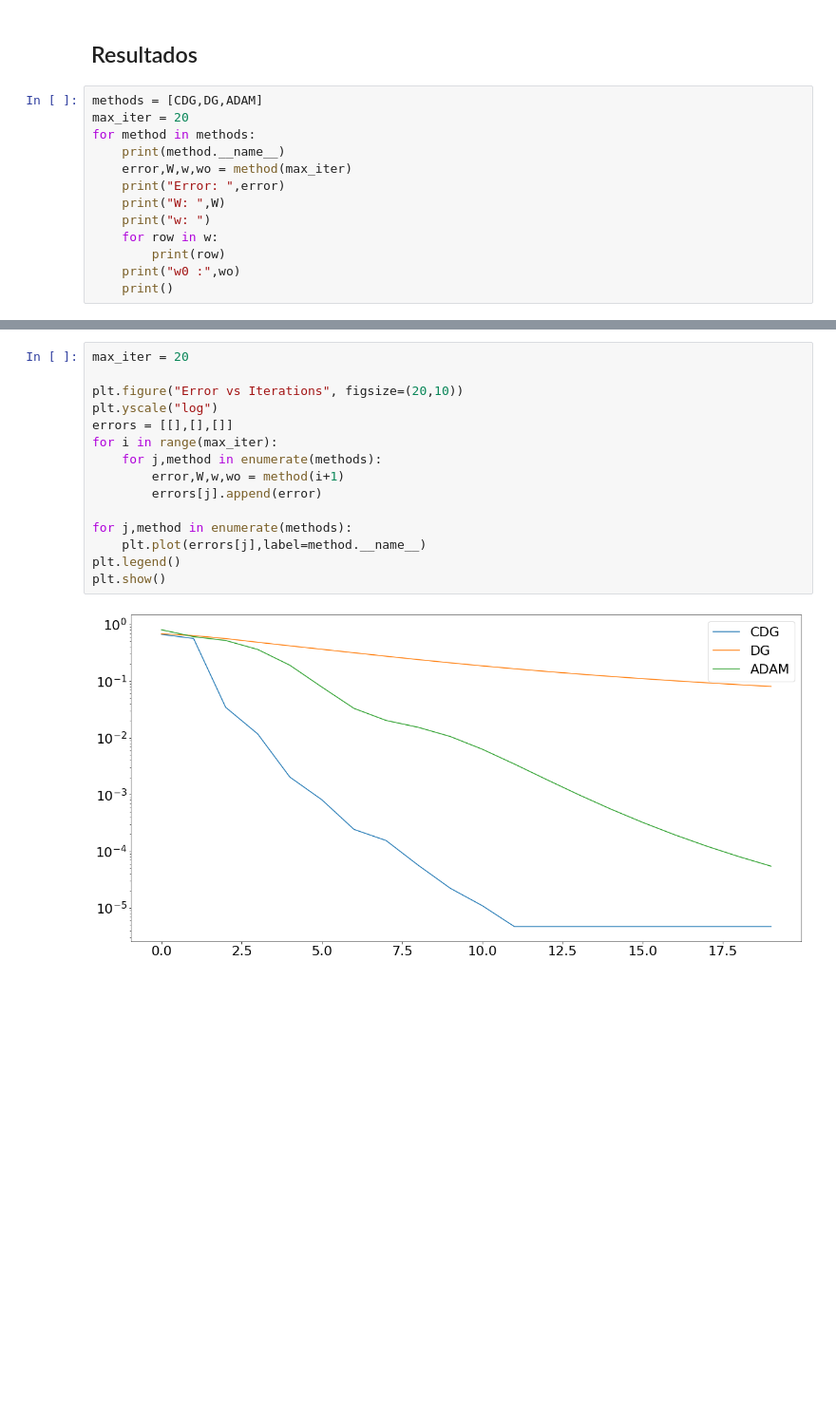
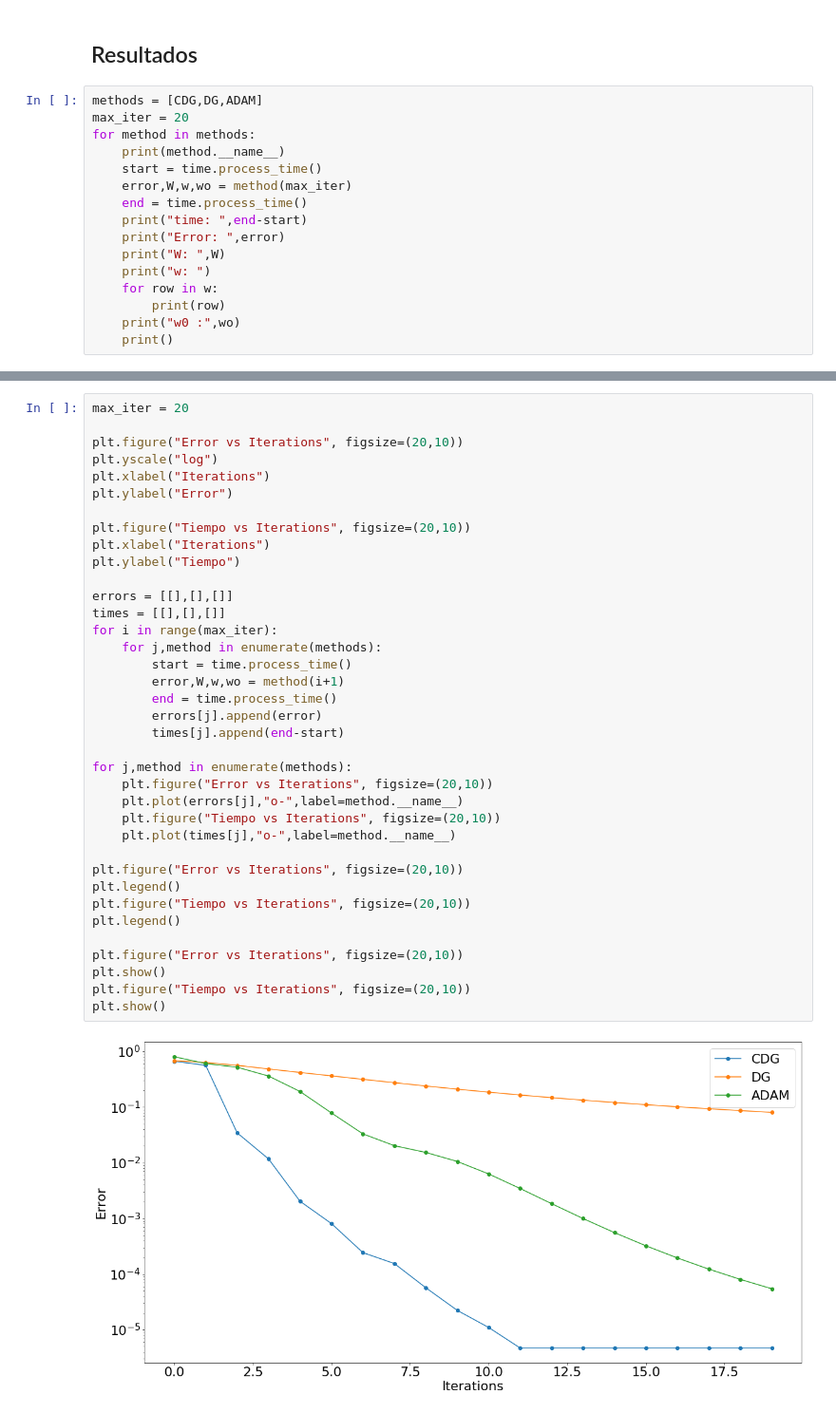
Before and after one commit to Natu17/TPs_SIA, a Jupyter notebook: EJ/ej.ipynb, the cells around one changed output, grey strips where cells are left out. Shown at 95% size. Drawn from its saved outputs; the diff is of its cells as text; blank space fills up the shorter version.

Commit message:
time vs iterations graph

```diff
--- a/EJ/ej.ipynb
+++ b/EJ/ej.ipynb
@@ -55,7 +56,10 @@ methods = [CDG,DG,ADAM]
 max_iter = 20
 for method in methods:
     print(method.__name__)
+    start = time.process_time()
     error,W,w,wo = method(max_iter)
+    end = time.process_time()
+    print("time: ",end-start)
     print("Error: ",error)
     print("W: ",W)
     print("w: ")
@@ -84,17 +88,39 @@ w0 : [3.707535, 3.707535]
 # %%
 max_iter = 20
 
 plt.figure("Error vs Iterations", figsize=(20,10))
 plt.yscale("log")
+plt.xlabel("Iterations")
+plt.ylabel("Error")
+
+plt.figure("Tiempo vs Iterations", figsize=(20,10))
+plt.xlabel("Iterations")
+plt.ylabel("Tiempo")
+
 errors = [[],[],[]]
+times = [[],[],[]]
 for i in range(max_iter):
     for j,method in enumerate(methods):
+        start = time.process_time()
         error,W,w,wo = method(i+1)
+        end = time.process_time()
         errors[j].append(error)
+        times[j].append(end-start)
 
 for j,method in enumerate(methods):
-    plt.plot(errors[j],label=method.__name__)
+    plt.figure("Error vs Iterations", figsize=(20,10))
+    plt.plot(errors[j],"o-",label=method.__name__)
+    plt.figure("Tiempo vs Iterations", figsize=(20,10))
+    plt.plot(times[j],"o-",label=method.__name__)
+
+plt.figure("Error vs Iterations", figsize=(20,10))
 plt.legend()
+plt.figure("Tiempo vs Iterations", figsize=(20,10))
+plt.legend()
+
+plt.figure("Error vs Iterations", figsize=(20,10))
 plt.show()
+plt.figure("Tiempo vs Iterations", figsize=(20,10))
+plt.show()
 # %% [output]
-[figure, old version]
+[figure, new version]
```
Also changed, not shown: parts of 3 cells of this notebook, 2 other files.
